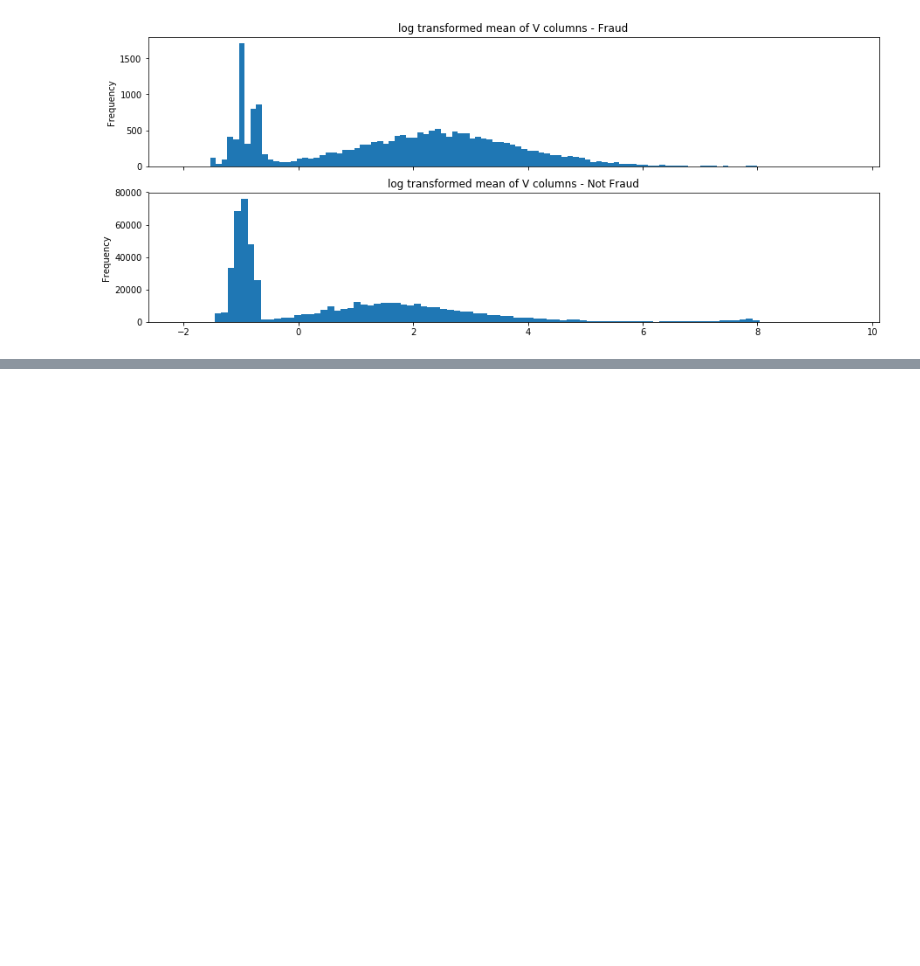
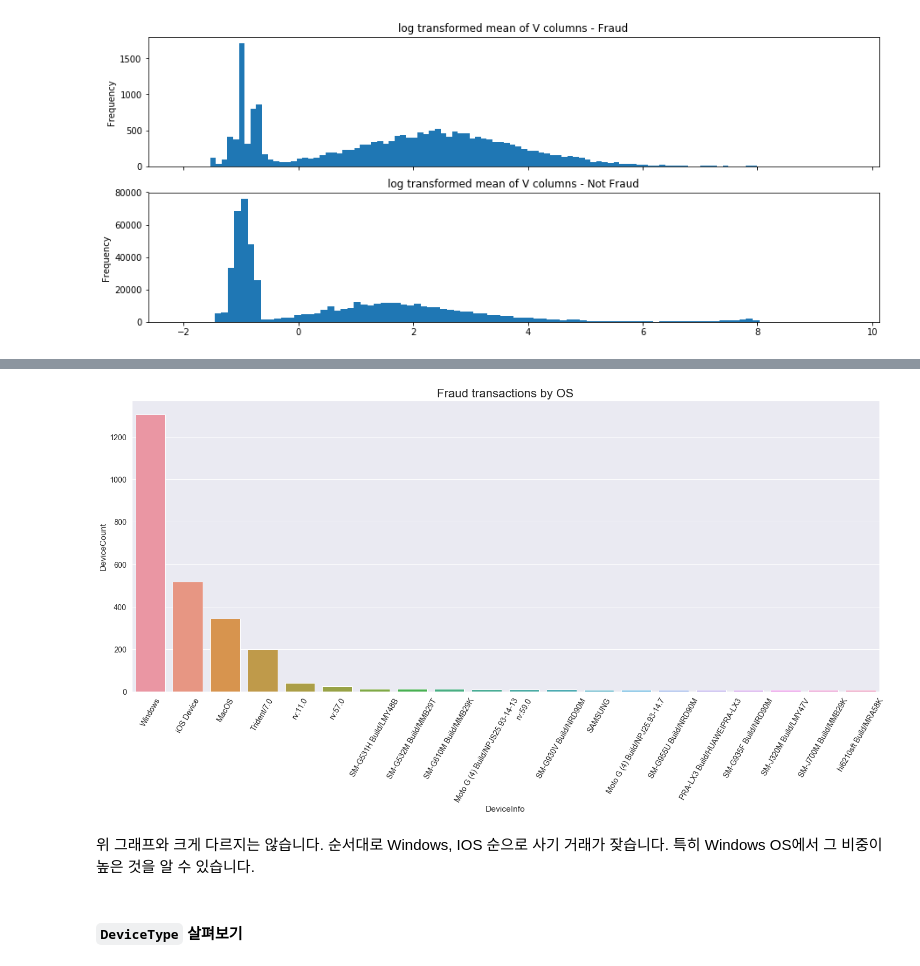
Before and after one commit to loveAlakazam/kaggle_IEEE_CIS_Fraud_Detection, a Jupyter notebook: Simple EDA of IEEE-FRAUD dataset.ipynb, the cells around one changed output, grey strips where cells are left out. Drawn from its saved outputs; the diff is of its cells as text; code cells hidden in the pictures; blank space fills up the shorter version.

```diff
--- a/Simple EDA of IEEE-FRAUD dataset.ipynb
+++ b/Simple EDA of IEEE-FRAUD dataset.ipynb
@@ -453,0 +453,24 @@ X_test = X_test.fillna(-999)
+# %%
+# Subset dataframe
+fraud = pd.DataFrame()
+is_fraud = train_iden[train_tran['isFraud']==1]
+fraud['DeviceCount'] = is_fraud.groupby(['DeviceInfo'])['DeviceInfo'].count()
+fraud['DeviceInfo'] = fraud.index
+
+# There are too many Devices, so we will subset the top 20
+group_top = fraud.sort_values(by='DeviceCount',ascending=False).head(20)
+
+plt.figure(figsize=(25, 10))
+sns.set(color_codes=True)
+sns.set(font_scale = 1.3)
+ax = sns.barplot(x="DeviceInfo", y="DeviceCount", data=group_top)
+
+font_size= {'size': 'x-large'}
+ax.set_title("Fraud transactions by OS", **font_size)
+xt = plt.xticks(rotation=60)
+# %% [output]
+[figure, added]
+# %% [markdown]
+위 그래프와 크게 다르지는 않습니다. 순서대로 Windows, IOS 순으로 사기 거래가 잦습니다. 특히 Windows OS에서 그 비중이 높은 것을 알 수 있습니다.
+# %% [markdown]
+#### `DeviceType` 살펴보기
```
Also changed, not shown: parts of 35 cells of this notebook.
